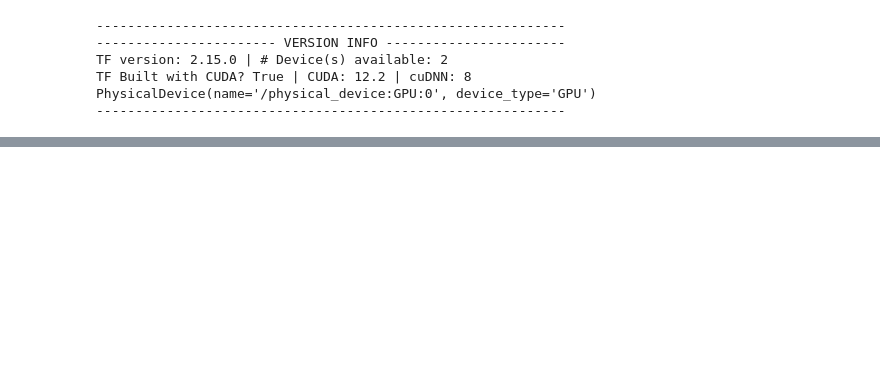
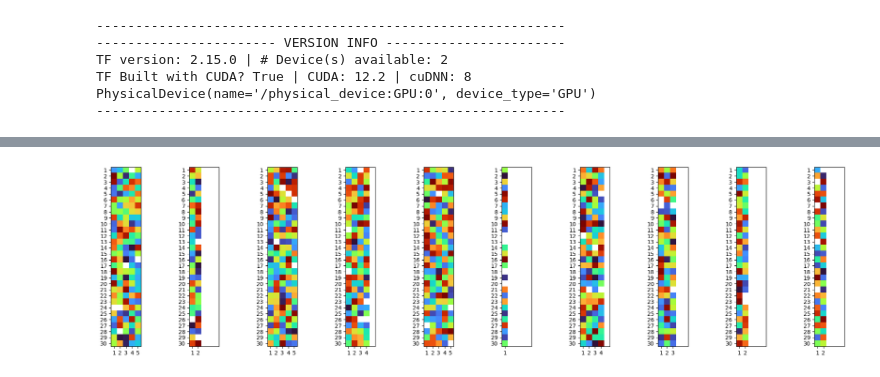
Before and after one commit to misaelmmorales/Placement-Control-Optim-CO2, a Jupyter notebook: SlopingAquifer/slopingaquifer.ipynb, the cells around one changed output, grey strips where cells are left out. Drawn from its saved outputs; the diff is of its cells as text; code cells hidden in the pictures; blank space fills up the shorter version.

```diff
--- a/SlopingAquifer/slopingaquifer.ipynb
+++ b/SlopingAquifer/slopingaquifer.ipynb
@@ -98,3 +121,17 @@ print('y1_test: {} | y2_test: {}'.format(y1_test.shape, y2_test.shape))
+# %%
+fig, axs = plt.subplots(1, 10, figsize=(20,5))
+for j in range(10):
+    ax = axs[j]
+    cc = c_data[j]
+    nc = len(np.nonzero(np.sum(cc,0))[0])
+    cm = np.ma.masked_where(cc == 0, cc)
+    im = ax.imshow(cm, cmap='turbo')
+    ax.set_xticks(range(nc), labels=np.arange(1,nc+1))
+    ax.set_yticks(range(30), labels=np.arange(1,31))
+plt.tight_layout()
+plt.show()
+# %% [output]
+[figure, added]
 # %%
 class SqueezeExcite(Layer):
     def __init__(self, ratio=4, **kwargs):
```
Also changed, not shown: parts of 10 cells of this notebook, 27 other files.
